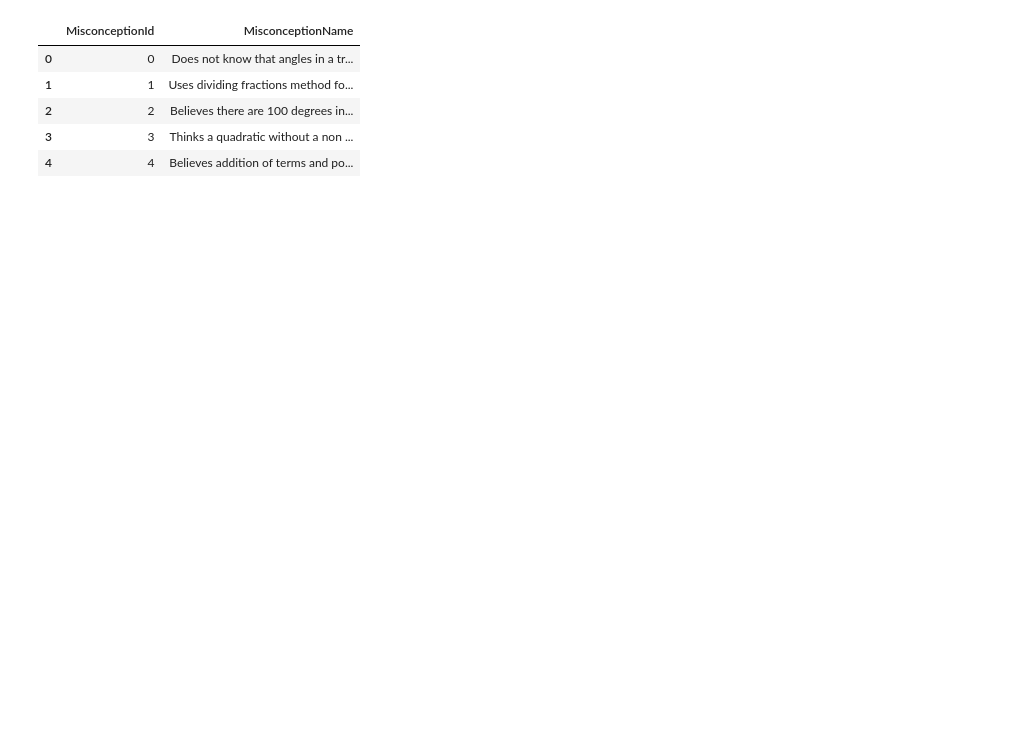
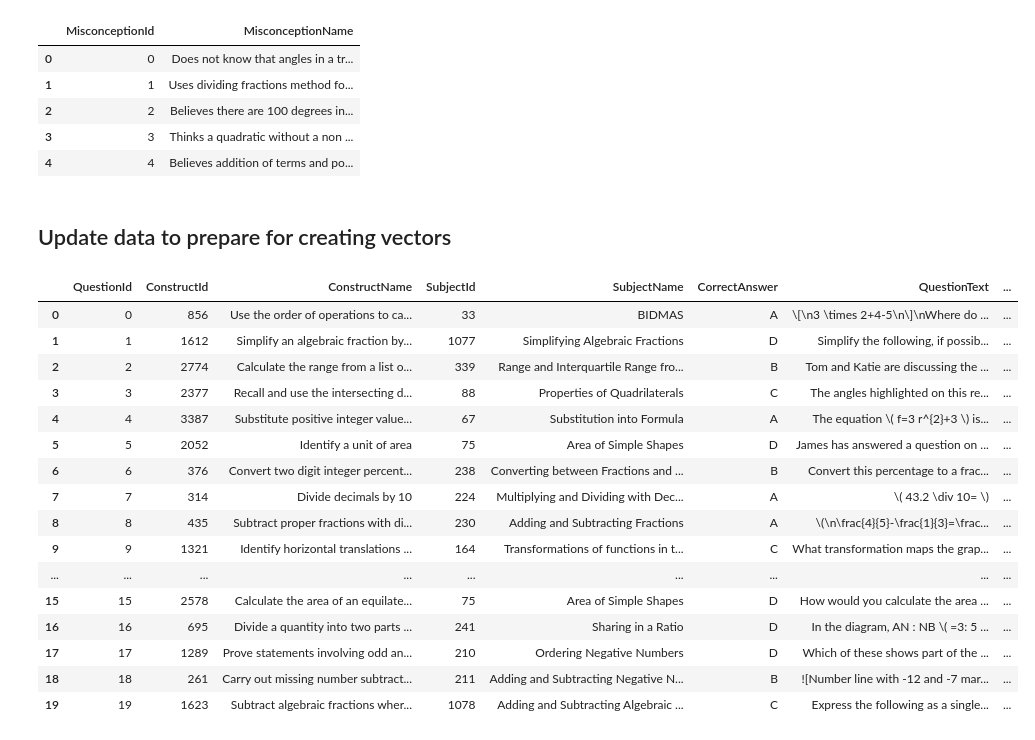
Before and after one commit to weeble87/kaggle, a Jupyter notebook: eedi-mining-misconceptions-in-math.ipynb, the cells around one changed output. Saved outputs shown, nothing was run; the diff lists cells and outputs as text; code cells hidden in the pictures; blank space fills up the shorter version.

```diff
--- a/eedi-mining-misconceptions-in-math.ipynb
+++ b/eedi-mining-misconceptions-in-math.ipynb
@@ -133,6 +135,30 @@ misc_con_data.head()
 | 2 | 2 | Believes there are 100 degrees in... |
 | 3 | 3 | Thinks a quadratic without a non ... |
 | 4 | 4 | Believes addition of terms and po... |
+# %% [markdown]
+## Update data to prepare for creating vectors
+# %%
+train_data['CleanQuestion'] = train_data['QuestionText'].replace('\n','',regex=True)
+# %%
+train_data.head(20)
+# %% [output]
+|  | QuestionId | ConstructId | ConstructName | SubjectId | SubjectName | CorrectAnswer | QuestionText | ... |
+| 0 | 0 | 856 | Use the order of operations to ca... | 33 | BIDMAS | A | \[\n3 \times 2+4-5\n\]\nWhere do ... | ... |
+| 1 | 1 | 1612 | Simplify an algebraic fraction by... | 1077 | Simplifying Algebraic Fractions | D | Simplify the following, if possib... | ... |
+| 2 | 2 | 2774 | Calculate the range from a list o... | 339 | Range and Interquartile Range fro... | B | Tom and Katie are discussing the ... | ... |
+| 3 | 3 | 2377 | Recall and use the intersecting d... | 88 | Properties of Quadrilaterals | C | The angles highlighted on this re... | ... |
+| 4 | 4 | 3387 | Substitute positive integer value... | 67 | Substitution into Formula | A | The equation \( f=3 r^{2}+3 \) is... | ... |
+| 5 | 5 | 2052 | Identify a unit of area | 75 | Area of Simple Shapes | D | James has answered a question on ... | ... |
+| 6 | 6 | 376 | Convert two digit integer percent... | 238 | Converting between Fractions and ... | B | Convert this percentage to a frac... | ... |
+| 7 | 7 | 314 | Divide decimals by 10 | 224 | Multiplying and Dividing with Dec... | A | \( 43.2 \div 10= \) | ... |
+| 8 | 8 | 435 | Subtract proper fractions with di... | 230 | Adding and Subtracting Fractions | A | \(\n\frac{4}{5}-\frac{1}{3}=\frac... | ... |
+| 9 | 9 | 1321 | Identify horizontal translations ... | 164 | Transformations of functions in t... | C | What transformation maps the grap... | ... |
+| ... | ... | ... | ... | ... | ... | ... | ... | ... |
+| 15 | 15 | 2578 | Calculate the area of an equilate... | 75 | Area of Simple Shapes | D | How would you calculate the area ... | ... |
+| 16 | 16 | 695 | Divide a quantity into two parts ... | 241 | Sharing in a Ratio | D | In the diagram, AN : NB \( =3: 5 ... | ... |
+| 17 | 17 | 1289 | Prove statements involving odd an... | 210 | Ordering Negative Numbers | D | Which of these shows part of the ... | ... |
+| 18 | 18 | 261 | Carry out missing number subtract... | 211 | Adding and Subtracting Negative N... | B | ![Number line with -12 and -7 mar... | ... |
+| 19 | 19 | 1623 | Subtract algebraic fractions wher... | 1078 | Adding and Subtracting Algebraic ... | C | Express the following as a single... | ... |
 # %%
 # defining a function to compute the cosine similarity between two embedding vectors
 def cosine_score(text):
```
Also changed, not shown: parts of 2 cells of this notebook.
